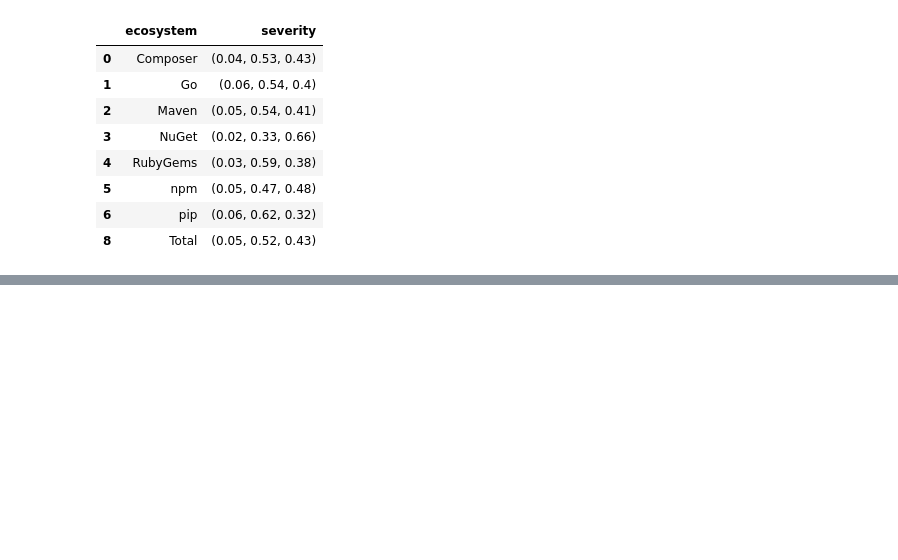
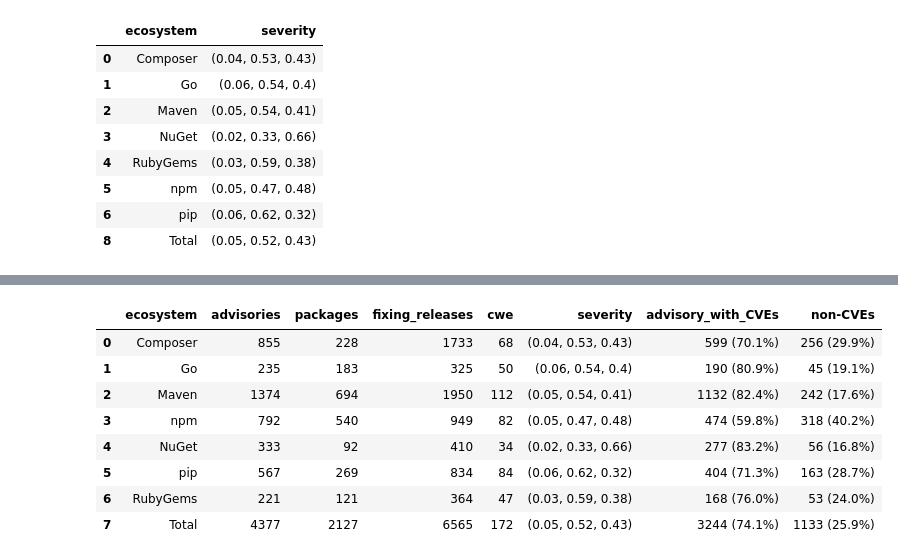
Before and after one commit to nasifimtiazohi/advisory-lifecycle, a Jupyter notebook: data_explore/repo_resolved.ipynb, the cells around one changed output, grey strips where cells are left out. Saved outputs shown, nothing was run; the diff lists cells and outputs as text; code cells hidden in the pictures; blank space fills up the shorter version.

```diff
--- a/data_explore/repo_resolved.ipynb
+++ b/data_explore/repo_resolved.ipynb
@@ -231,3 +235,18 @@ df
+# %%
+df.columns
+cols = ['ecosystem',  'advisories', 'packages', 'fixing_releases',  'cwe', 'severity', 'advisory_with_CVEs', 'non-CVEs']
+df =df[cols]
+df
+# %% [output]
+|  | ecosystem | advisories | packages | fixing_releases | cwe | severity | advisory_with_CVEs | non-CVEs |
+| 0 | Composer | 855 | 228 | 1733 | 68 | (0.04, 0.53, 0.43) | 599 (70.1%) | 256 (29.9%) |
+| 1 | Go | 235 | 183 | 325 | 50 | (0.06, 0.54, 0.4) | 190 (80.9%) | 45 (19.1%) |
+| 2 | Maven | 1374 | 694 | 1950 | 112 | (0.05, 0.54, 0.41) | 1132 (82.4%) | 242 (17.6%) |
+| 3 | npm | 792 | 540 | 949 | 82 | (0.05, 0.47, 0.48) | 474 (59.8%) | 318 (40.2%) |
+| 4 | NuGet | 333 | 92 | 410 | 34 | (0.02, 0.33, 0.66) | 277 (83.2%) | 56 (16.8%) |
+| 5 | pip | 567 | 269 | 834 | 84 | (0.06, 0.62, 0.32) | 404 (71.3%) | 163 (28.7%) |
+| 6 | RubyGems | 221 | 121 | 364 | 47 | (0.03, 0.59, 0.38) | 168 (76.0%) | 53 (24.0%) |
+| 7 | Total | 4377 | 2127 | 6565 | 172 | (0.05, 0.52, 0.43) | 3244 (74.1%) | 1133 (25.9%) |
 # %%
 print(tabulate(df, tablefmt='latex', headers='keys',showindex=False))
 # %% [output]
```
Also changed, not shown: parts of 13 cells of this notebook, 2 other files.
